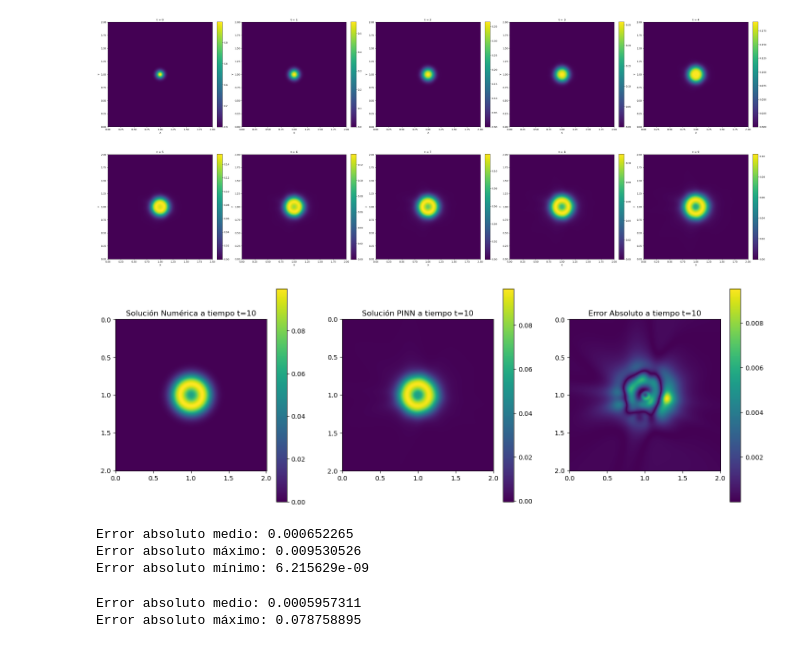
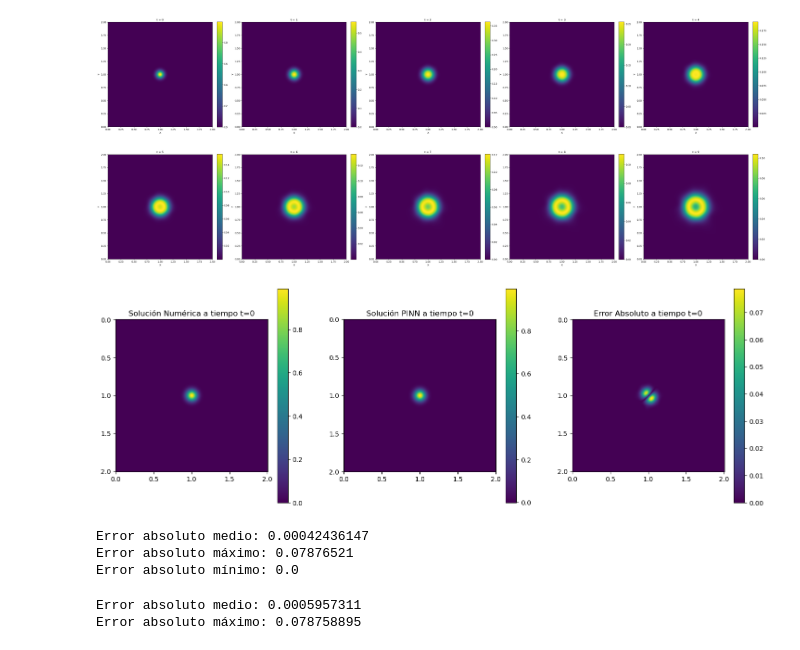
Before and after one commit to Maestria-Incendios-Forestales-2024-2025/Incendios-Genetico-PINNs, a Jupyter notebook: PINNS/Resultados/visualizacion_pinns.ipynb, the cells around one changed output. Drawn from its saved outputs; the diff is of its cells as text; code cells hidden in the pictures.

```diff
--- a/PINNS/Resultados/visualizacion_pinns.ipynb
+++ b/PINNS/Resultados/visualizacion_pinns.ipynb
@@ -16,7 +14,7 @@ device = torch.device("cuda" if torch.cuda.is_available() else "cpu")
 
 # Cargar modelo
 model = FireSpread_PINN().to(device)
-model.load_state_dict(torch.load("adaptive_pinns_DI0.0005_beta0.5_task1816492.pth", map_location=device, weights_only=True))
+model.load_state_dict(torch.load("adaptive_pinns_DI0.0005_beta0.5_task1816657.pth", map_location=device, weights_only=True))
 model.eval()
 
 # Resolución espacial
@@ -58,7 +56,7 @@ def ensure_batch_dim(*arrays):
     return [arr if arr.ndim == 3 else arr[cp.newaxis, ...] for arr in arrays]
 # %%
 ny, nx = 200, 200
-num_steps = 1000
+num_steps = 0
 
 d = cp.float32(2 / nx)
 dt = cp.float32(10 / 1000)
@@ -112,7 +110,7 @@ R_numpy = cp.squeeze(R.get())
 S_numpy = cp.squeeze(S.get())
 I_numpy = cp.squeeze(I.get())
 
-t_eval = 10
+t_eval = 0
 
 t_fixed = torch.full_like(x_flat, t_eval, device=device)
 with torch.no_grad():
@@ -127,37 +125,37 @@ cbar1 = figs.colorbar(im1, ax=ax1)
 ax1.set_xticks(np.linspace(0, I_numpy.shape[1]-1, 5))
 ax1.set_xticklabels(np.linspace(0, 2, 5))
 ax1.set_yticks(np.linspace(0, I_numpy.shape[0]-1, 5))
 ax1.set_yticklabels(np.linspace(0, 2, 5))
 ax1.set_title(f"Solución Numérica a tiempo t={t_eval}")
 
 im2 = ax2.imshow(I_pinn, aspect='equal')
 cbar2 = figs.colorbar(im2, ax=ax2)
 ax2.set_xticks(np.linspace(0, I_pinn.shape[1]-1, 5))
 ax2.set_xticklabels(np.linspace(0, 2, 5))
 ax2.set_yticks(np.linspace(0, I_pinn.shape[0]-1, 5))
 ax2.set_yticklabels(np.linspace(0, 2, 5))
 ax2.set_title(f"Solución PINN a tiempo t={t_eval}")
 
 error_abs = np.abs(I_pinn[::10, ::10] - I_numpy)
 im3 = ax3.imshow(error_abs, aspect='equal')
 cbar3 = figs.colorbar(im3, ax=ax3)
 ax3.set_xticks(np.linspace(0, error_abs.shape[1]-1, 5))
 ax3.set_xticklabels(np.linspace(0, 2, 5))
 ax3.set_yticks(np.linspace(0, error_abs.shape[0]-1, 5))
 ax3.set_yticklabels(np.linspace(0, 2, 5))
 ax3.set_title(f"Error Absoluto a tiempo t={t_eval}")
 
 plt.show()
 
 # Mostrar el error medio y máximo
 print("Error absoluto medio:", np.mean(error_abs))
 print("Error absoluto máximo:", np.max(error_abs))
 print("Error absoluto mínimo:", np.min(error_abs))
 # %% [output]
-[figure, old version]
+[figure, new version]
-Error absoluto medio: 0.000652265
-Error absoluto máximo: 0.009530526
-Error absoluto mínimo: 6.215629e-09
+Error absoluto medio: 0.00042436147
+Error absoluto máximo: 0.07876521
+Error absoluto mínimo: 0.0
 # %%
 # Calcular el error absoluto entre la PINN y la solución numérica en t=0
 x_flat, y_flat = X.flatten().view(-1, 1), Y.flatten().view(-1, 1)
```
Also changed, not shown: parts of 1 cell of this notebook.
